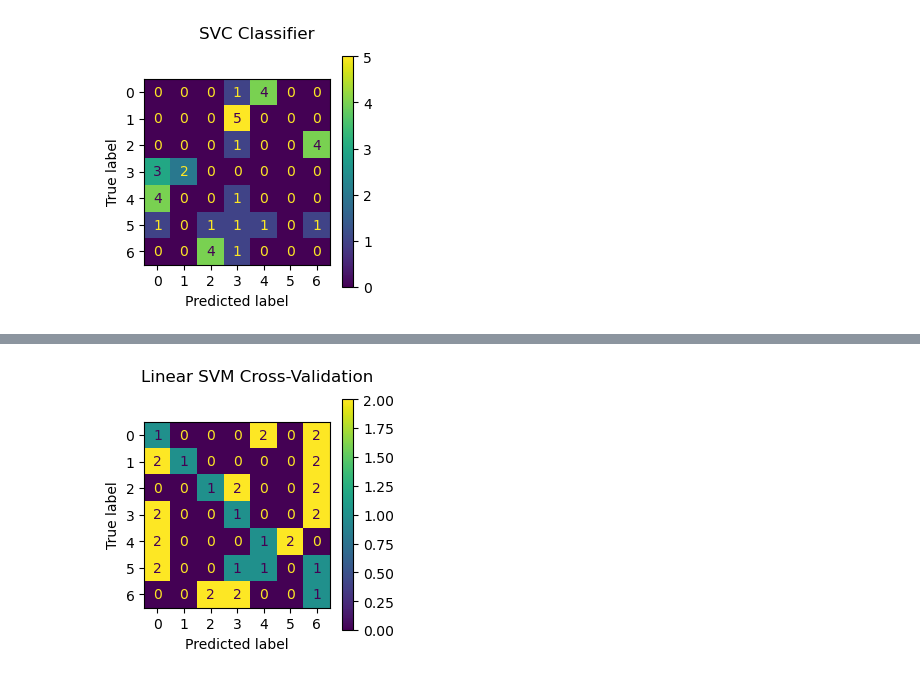
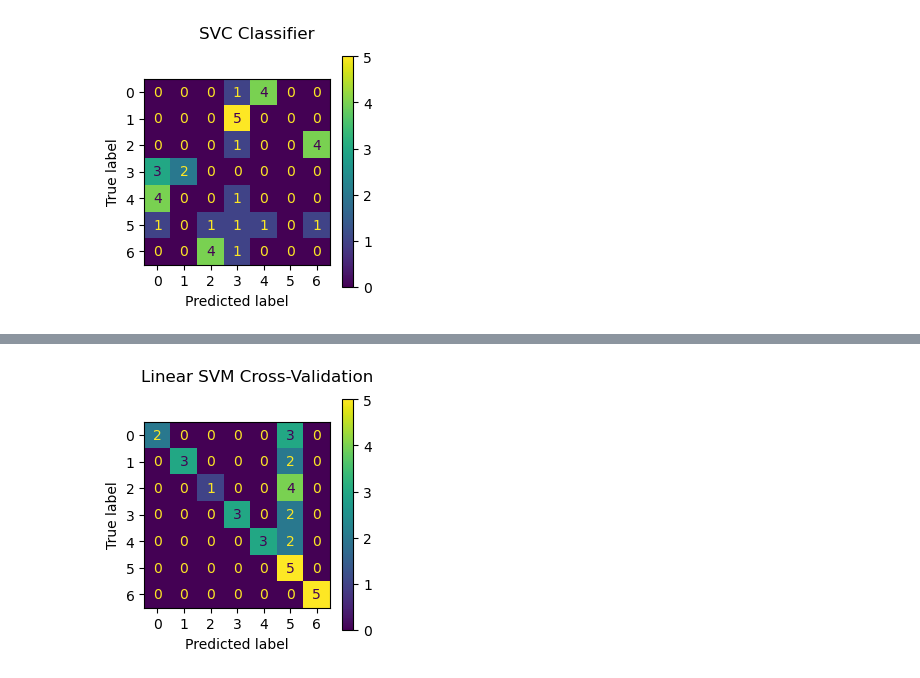
Before and after one commit to erica-sammarco/hand-symbol-project, a Jupyter notebook: graph-results-pipeline.ipynb, the cells around one changed output, grey strips where cells are left out. Saved outputs shown, nothing was run; the diff lists cells and outputs as text; code cells hidden in the pictures.

```diff
--- a/graph-results-pipeline.ipynb
+++ b/graph-results-pipeline.ipynb
@@ -555,0 +575,13 @@ plt.show()
+# %%
+clf = GaussianNB()
+clf.fit(x_classify, y)
+y_pred = clf.predict(x_classify)
+
+# build and plot confusion matrix
+conf_mat = confusion_matrix(y_true=y, y_pred=y_pred)
+conf_mat_disp = ConfusionMatrixDisplay(conf_mat, display_labels=np.unique(y))
+
+conf_mat_disp.plot()
+plt.suptitle('Linear')
+plt.gcf().set_size_inches(3, 3)
+plt.grid(False)
@@ -556,37 +590,30 @@ plt.show()
 # %%
-# Linear SVM Cross-Validation
-
-from sklearn.model_selection import StratifiedKFold
-
-# initialize classifier
-clf = SVC(kernel="linear", C=0.025, random_state=42)
-
 # construction of kfold object
 #kfold = KFold(n_splits= int(y.size / 2))
 kfold = StratifiedKFold(n_splits=3)
 
 # allocate an empty array to store predictions in
 y_pred = copy(y)
 
 for train_idx, test_idx in kfold.split(x_classify, y):
     # build arrays which correspond to x, y train /test
     x_test = x_classify[test_idx, :]
     x_train = x_classify[train_idx, :]
     y_true_train = y[train_idx]
 
     # fit happens "inplace", we modify the internal state of knn_classifier to remember all the training samples
     clf.fit(x_train, y_true_train)
 
     # estimate each penguin's species
     y_pred[test_idx] = clf.predict(x_test)
 
 # build and plot confusion matrix
 conf_mat = confusion_matrix(y_true=y, y_pred=y_pred)
 conf_mat_disp = ConfusionMatrixDisplay(conf_mat, display_labels=np.unique(y))
 
 conf_mat_disp.plot()
 plt.suptitle('Linear SVM Cross-Validation')
 plt.gcf().set_size_inches(3, 3)
 plt.grid(False)
 # %% [output]
-[figure, old version]
+[figure, new version]
```
Also changed, not shown: parts of 2 cells of this notebook.
